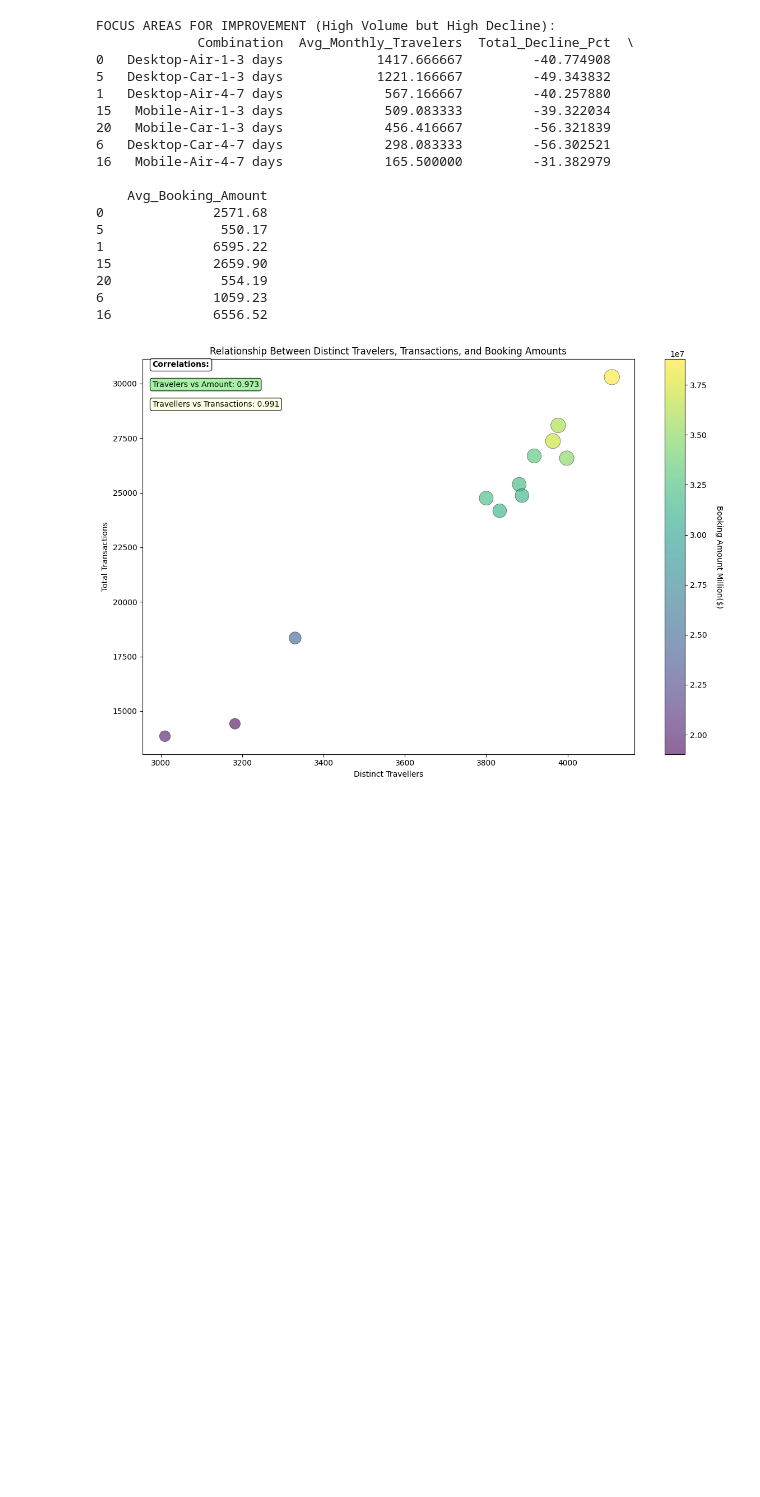
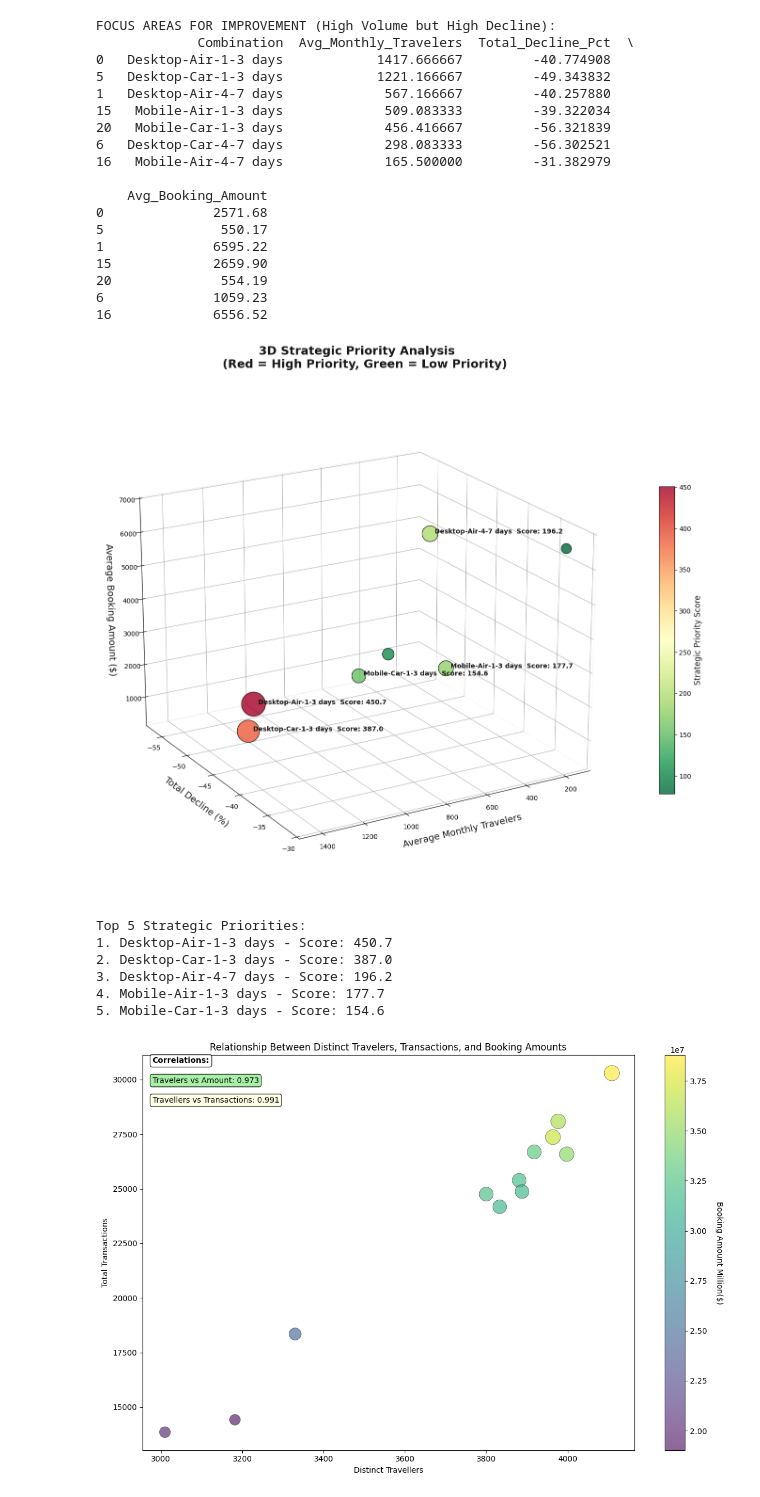
Before and after one commit to dspatel/Gen-AI-and-ML-Applications, a Jupyter notebook: CustomerSegmentation.ipynb, the cells around one changed output. Cells and saved outputs as stored; diff of their text form; code cells hidden in the pictures; blank space fills up the shorter version.

```diff
--- a/CustomerSegmentation.ipynb
+++ b/CustomerSegmentation.ipynb
@@ -1024,4 +1013,81 @@ FOCUS AREAS FOR IMPROVEMENT (High Volume but High Decline):
 20              554.19
 6              1059.23
 16             6556.52
+# %%
+# Create 3D visualization of combinations ranked by strategic priority score
+from mpl_toolkits.mplot3d import Axes3D
+import matplotlib.pyplot as plt
+import numpy as np
+
+# Prepare data for 3D plotting
+#plot_data = strategic_meaningful.copy()
+plot_data = focus_areas.copy()
+plot_data = plot_data.sort_values('Strategic_Score', ascending=False)
+
+# Create 3D scatter plot
+fig = plt.figure(figsize=(20, 12))
+ax = fig.add_subplot(111, projection='3d')
+
+
+
+# Create scatter plot with strategic score as color and size
+scatter = ax.scatter(plot_data['Avg_Monthly_Travelers'],
+                    plot_data['Total_Decline_Pct'],
+                    plot_data['Avg_Booking_Amount'],
+                    c=plot_data['Strategic_Score'],
+                    s=plot_data['Strategic_Score'] * 3,  # Size based on strategic score
+                    cmap='RdYlGn_r',
+                    alpha=0.8,
+                    edgecolors='black',
+                    linewidth=1)
+
+# Highlight top 5 strategic priorities
+top_5 = plot_data.head(5)
+for i, (_, row) in enumerate(top_5.iterrows()):
+    ax.text(row['Avg_Monthly_Travelers'],
+            row['Total_Decline_Pct'],
+            row['Avg_Booking_Amount'],
+            f"  {row['Combination']}\
+  Score: {row['Strategic_Score']:.1f}",
+            fontsize=10,
+            fontweight='bold',
+            color='#171717')
+
+# Set labels and title
+ax.set_xlabel('Average Monthly Travelers', fontsize=14, fontweight='medium', color='#171717', labelpad=10)
+ax.set_ylabel('Total Decline (%)', fontsize=14, fontweight='medium', color='#171717', labelpad=10)
+ax.set_zlabel('Average Booking Amount ($)', fontsize=14, fontweight='medium', color='#171717', labelpad=10)
+ax.set_title('3D Strategic Priority Analysis\n\
+    (Red = High Priority, Green = Low Priority)',
+             fontsize=18, fontweight='semibold', color='#171717', pad=25)
+
+
+# Add colorbar
+cbar = plt.colorbar(scatter, ax=ax, shrink=0.6, aspect=20)
+cbar.set_label('Strategic Priority Score', fontsize=12, color='#171717')
+
+# Set background color
+ax.xaxis.pane.fill = False
+ax.yaxis.pane.fill = False
+ax.zaxis.pane.fill = False
+ax.grid(True, alpha=0.2)
+
+# Adjust viewing angle for better perspective
+ax.view_init(elev=20, azim=60)
+
+plt.tight_layout()
+plt.show()
+
+
+print("Top 5 Strategic Priorities:")
+for i, (_, row) in enumerate(top_5.iterrows(), 1):
+    print(f"{i}. {row['Combination']} - Score: {row['Strategic_Score']:.1f}")
+# %% [output]
+[figure, added]
+Top 5 Strategic Priorities:
+1. Desktop-Air-1-3 days - Score: 450.7
+2. Desktop-Car-1-3 days - Score: 387.0
+3. Desktop-Air-4-7 days - Score: 196.2
+4. Mobile-Air-1-3 days - Score: 177.7
+5. Mobile-Car-1-3 days - Score: 154.6
 # %%
```
Also changed, not shown: parts of 16 cells of this notebook, 4 other files.
